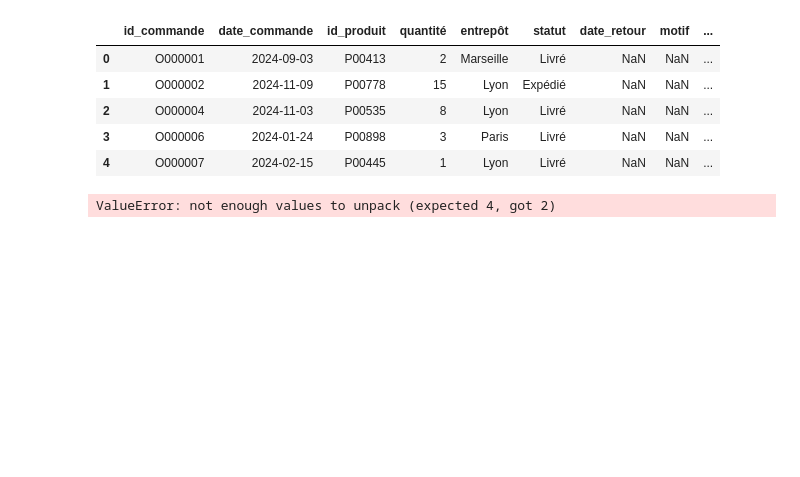
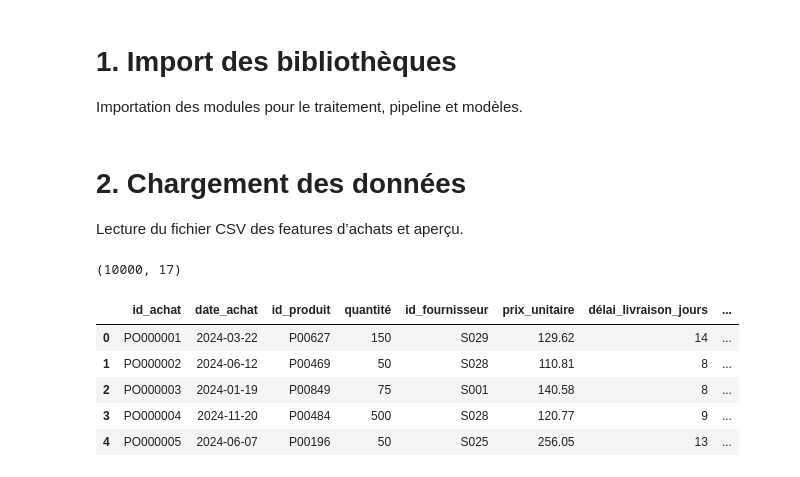
Before and after one commit to YoannAbriel2/ProjectSPE1, a Jupyter notebook: ML/Achats_ML.ipynb, the cells around one changed output. Cells and saved outputs as stored; diff of their text form; code cells hidden in the pictures; blank space fills up the shorter version.

```diff
--- a/ML/Achats_ML.ipynb
+++ b/ML/Achats_ML.ipynb
@@ -10,48 +1,31 @@ import seaborn as sns
-# %%
-#chargement du dataset
-df = pd.read_csv('../Features/Export_fe_data/commandes_merged_features.csv')
-
-df.head()
-# %% [output]
-|  | id_commande | date_commande | id_produit | quantité | entrepôt | statut | date_retour | motif | ... |
-| 0 | O000001 | 2024-09-03 | P00413 | 2 | Marseille | Livré | NaN | NaN | ... |
-| 1 | O000002 | 2024-11-09 | P00778 | 15 | Lyon | Expédié | NaN | NaN | ... |
-| 2 | O000004 | 2024-11-03 | P00535 | 8 | Lyon | Livré | NaN | NaN | ... |
-| 3 | O000006 | 2024-01-24 | P00898 | 3 | Paris | Livré | NaN | NaN | ... |
-| 4 | O000007 | 2024-02-15 | P00445 | 1 | Lyon | Livré | NaN | NaN | ... |
-# %%
-model = LinearRegression()
-
-
-# Suppression des colonnes non pertinentes
-df.drop(['id_commande', 'date_commande', 'id_produit', 'date_retour'], axis=1, inplace=True)
-
-# Define features (X) and target (y)
-X = df.drop('return_flag', axis=1)
-y = df['return_flag']
-
-# Split the data
-X_train, X_test, y_train, y_test = train_test_split(X, y, test_size=0.2, random_state=42)
-# Normalisation des données
-scaler = StandardScaler()
-X_train = scaler.fit_transform(X_train)
-X_test = scaler.transform(X_test)
-# Entraînement du modèle
-model.fit(X_train, y_train)
-# Prédictions
-y_pred = model.predict(X_test)
-# Évaluation du modèle
-mse = mean_squared_error(y_test, y_pred)
-print("Mean Squared Error:", mse)
-# Visualisation des résultats
-plt.figure(figsize=(10, 6))
-plt.scatter(y_test, y_pred, alpha=0.5)
-plt.xlabel("True Values")
-plt.ylabel("Predictions")
-plt.title("True vs Predicted Values")
-plt.plot([y_test.min(), y_test.max()], [y_test.min(), y_test.max()], 'k--', lw=2)
-plt.xlim(y_test.min(), y_test.max())
-plt.ylim(y_test.min(), y_test.max())
-plt.show()
-# %% [output]
-ValueError: not enough values to unpack (expected 4, got 2)
+# %% [markdown]
+# 1. Import des bibliothèques
+Importation des modules pour le traitement, pipeline et modèles.
+# %%
+import pandas as pd, numpy as np, matplotlib.pyplot as plt
+from sklearn.model_selection import train_test_split, StratifiedKFold, cross_val_score
+from sklearn.preprocessing import OneHotEncoder, StandardScaler
+from sklearn.compose import ColumnTransformer
+from sklearn.pipeline import Pipeline
+from sklearn.metrics import classification_report, roc_auc_score, confusion_matrix, ConfusionMatrixDisplay
+from sklearn.linear_model import LogisticRegression
+from sklearn.ensemble import GradientBoostingClassifier, RandomForestClassifier
+from sklearn.neighbors import KNeighborsClassifier
+import joblib, os
+pd.set_option('display.max_columns', None)
+# %% [markdown]
+# 2. Chargement des données
+Lecture du fichier CSV des features d’achats et aperçu.
+# %%
+data = '../Features/Export_fe_data/achats_merged_features.csv'
+df = pd.read_csv(data)
+print(df.shape)
+df.head()
+# %% [output]
+(10000, 17)
+|  | id_achat | date_achat | id_produit | quantité | id_fournisseur | prix_unitaire | délai_livraison_jours | ... |
+| 0 | PO000001 | 2024-03-22 | P00627 | 150 | S029 | 129.62 | 14 | ... |
+| 1 | PO000002 | 2024-06-12 | P00469 | 50 | S028 | 110.81 | 8 | ... |
+| 2 | PO000003 | 2024-01-19 | P00849 | 75 | S001 | 140.58 | 8 | ... |
+| 3 | PO000004 | 2024-11-20 | P00484 | 500 | S028 | 120.77 | 9 | ... |
+| 4 | PO000005 | 2024-06-07 | P00196 | 50 | S025 | 256.05 | 13 | ... |
```
Also changed, not shown: parts of 11 cells of this notebook, 1 other file.
